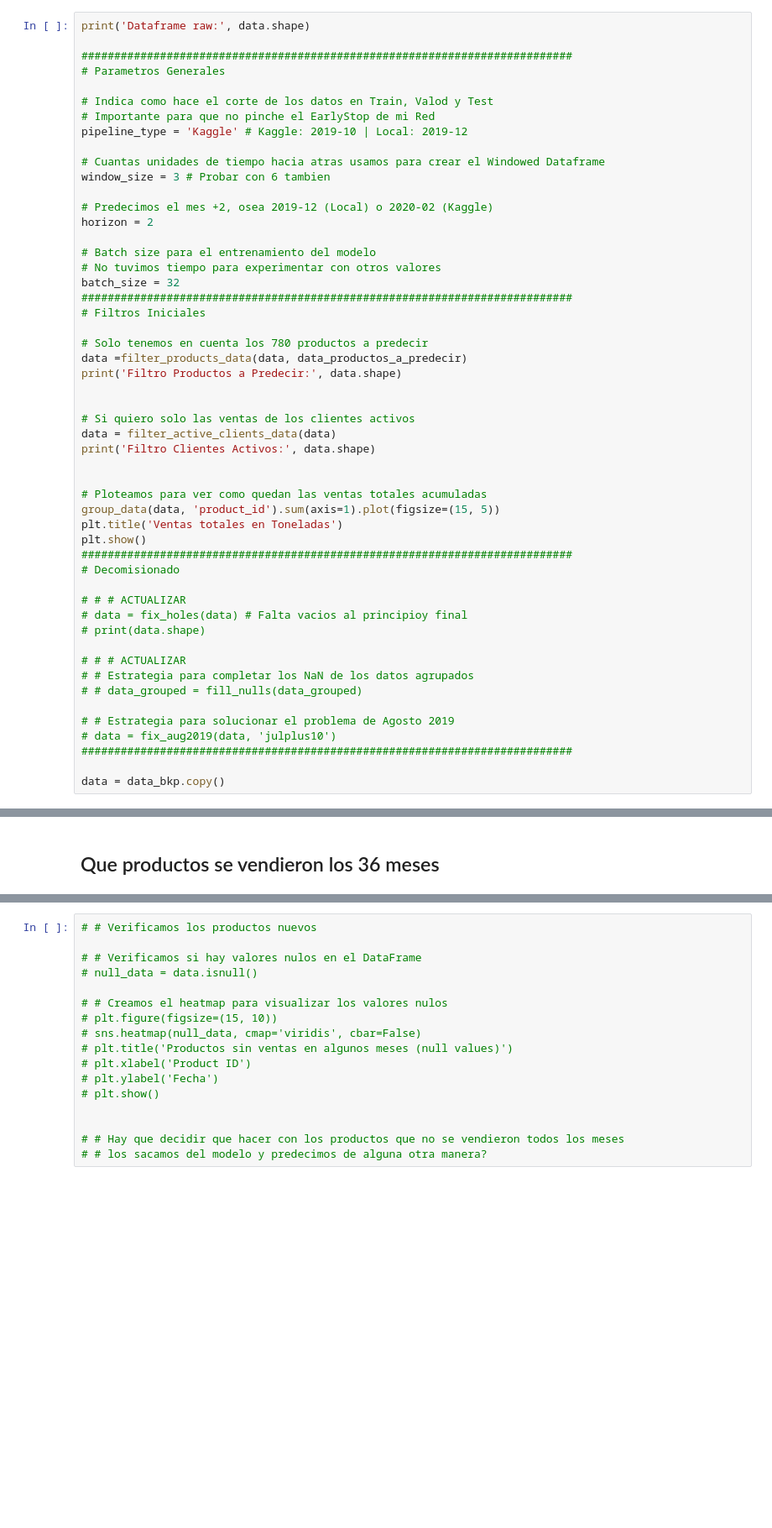
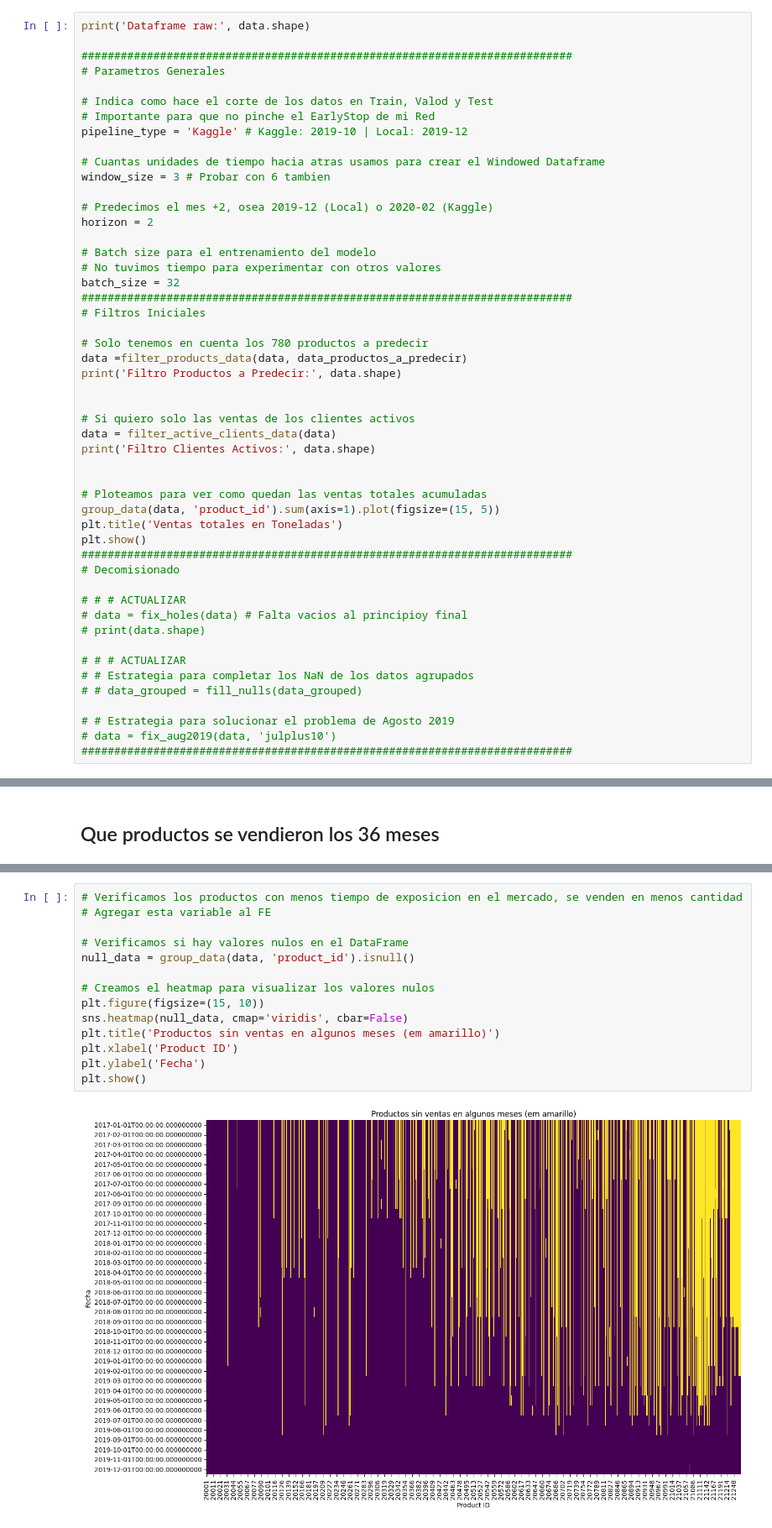
Before and after one commit to AndresMontesDeOca/Laboratorio3, a Jupyter notebook: Experimento.ipynb, the cells around one changed output, grey strips where cells are left out. Shown at 84% size. Drawn from its saved outputs; the diff is of its cells as text; blank space fills up the shorter version.

```diff
--- a/Experimento.ipynb
+++ b/Experimento.ipynb
@@ -1756,8 +1756,6 @@ plt.show()
 # # Estrategia para solucionar el problema de Agosto 2019
 # data = fix_aug2019(data, 'julplus10')
 ###########################################################################
-
-data = data_bkp.copy()
 # %% [output]
 Dataframe raw: (2945818, 12)
 Filtro Productos a Predecir: (2293481, 12)
@@ -4529,17 +4498,16 @@ plt.show()
 # %%
-# # Verificamos los productos nuevos
+# Verificamos los productos con menos tiempo de exposicion en el mercado, se venden en menos cantidad
+# Agregar esta variable al FE
 
-# # Verificamos si hay valores nulos en el DataFrame
-# null_data = data.isnull()
+# Verificamos si hay valores nulos en el DataFrame
+null_data = group_data(data, 'product_id').isnull()
 
-# # Creamos el heatmap para visualizar los valores nulos
-# plt.figure(figsize=(15, 10))
-# sns.heatmap(null_data, cmap='viridis', cbar=False)
-# plt.title('Productos sin ventas en algunos meses (null values)')
-# plt.xlabel('Product ID')
-# plt.ylabel('Fecha')
-# plt.show()
-
-
-# # Hay que decidir que hacer con los productos que no se vendieron todos los meses
-# # los sacamos del modelo y predecimos de alguna otra manera?
+# Creamos el heatmap para visualizar los valores nulos
+plt.figure(figsize=(15, 10))
+sns.heatmap(null_data, cmap='viridis', cbar=False)
+plt.title('Productos sin ventas en algunos meses (em amarillo)')
+plt.xlabel('Product ID')
+plt.ylabel('Fecha')
+plt.show()
+# %% [output]
+[figure, added]
```
Also changed, not shown: parts of 6 cells of this notebook.
